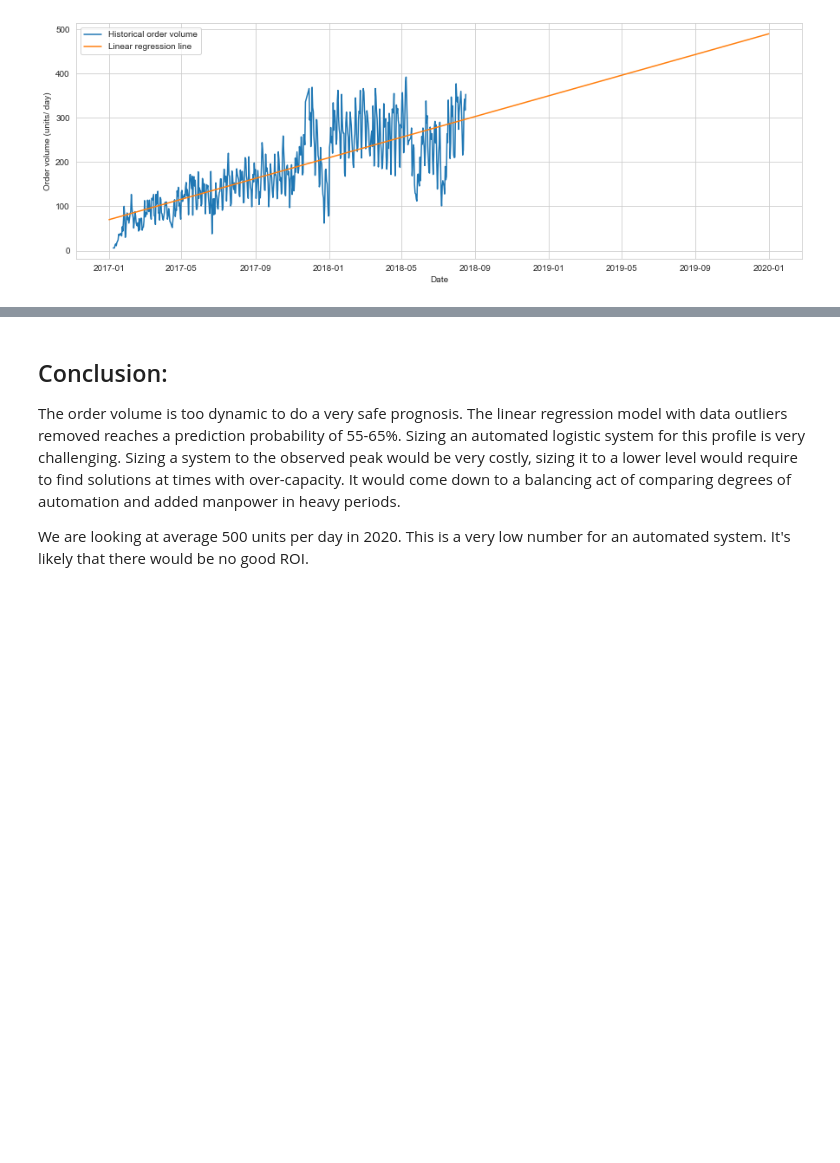
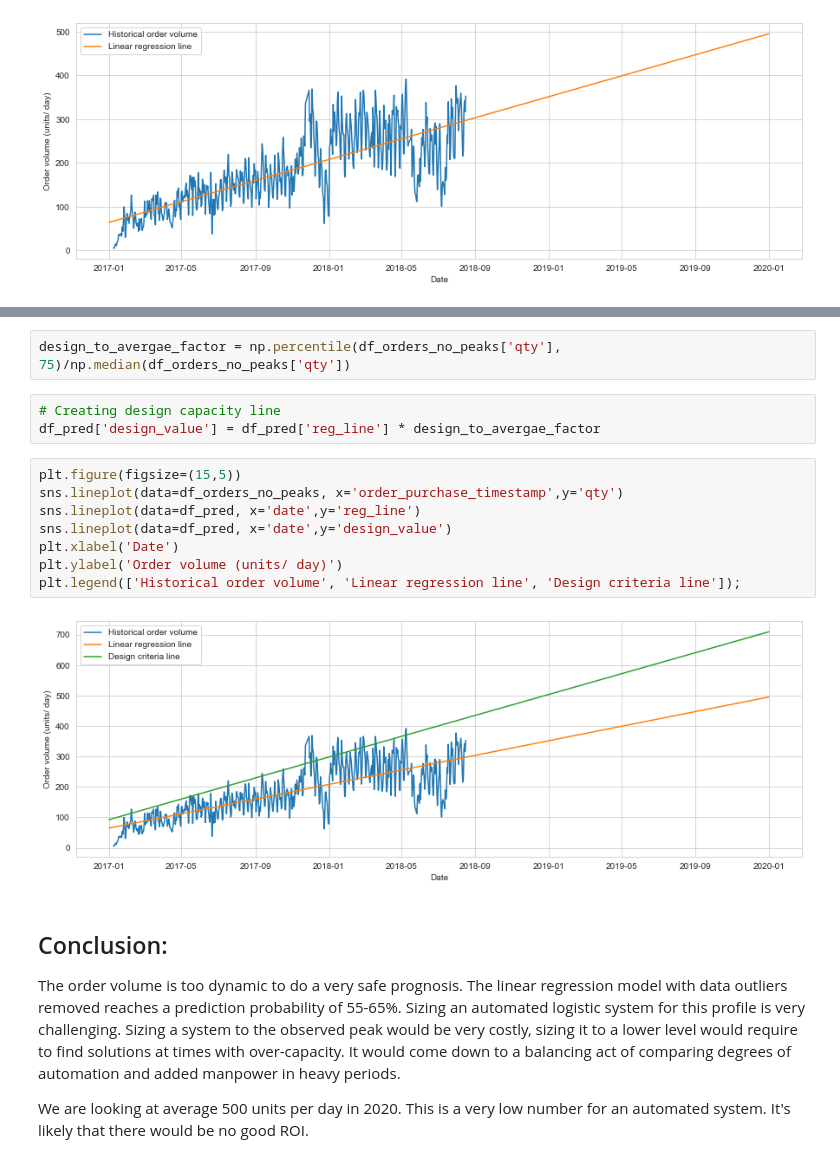
Before and after one commit to LarsTinnefeld/olist_ecom_analysis, a Jupyter notebook: olist_analysis.ipynb, the cells around one changed output, grey strips where cells are left out. Drawn from its saved outputs; the diff is of its cells as text; blank space fills up the shorter version.

```diff
--- a/olist_analysis.ipynb
+++ b/olist_analysis.ipynb
@@ -819,3 +834,18 @@ plt.legend(['Historical order volume', 'Linear regression line']);
+# %%
+design_to_avergae_factor = np.percentile(df_orders_no_peaks['qty'], 75)/np.median(df_orders_no_peaks['qty'])
+# %%
+# Creating design capacity line
+df_pred['design_value'] = df_pred['reg_line'] * design_to_avergae_factor
+# %%
+plt.figure(figsize=(15,5))
+sns.lineplot(data=df_orders_no_peaks, x='order_purchase_timestamp',y='qty')
+sns.lineplot(data=df_pred, x='date',y='reg_line')
+sns.lineplot(data=df_pred, x='date',y='design_value')
+plt.xlabel('Date')
+plt.ylabel('Order volume (units/ day)')
+plt.legend(['Historical order volume', 'Linear regression line', 'Design criteria line']);
+# %% [output]
+[figure, added]
 # %% [markdown]
 ## Conclusion:
 The order volume is too dynamic to do a very safe prognosis. The linear regression model with data outliers removed reaches a prediction probability of 55-65%. Sizing an automated logistic system for this profile is very challenging. Sizing a system to the observed peak would be very costly, sizing it to a lower level would require to find solutions at times with over-capacity. It would come down to a balancing act of comparing degrees of automation and added manpower in heavy periods.
```
Also changed, not shown: parts of 8 cells of this notebook.
